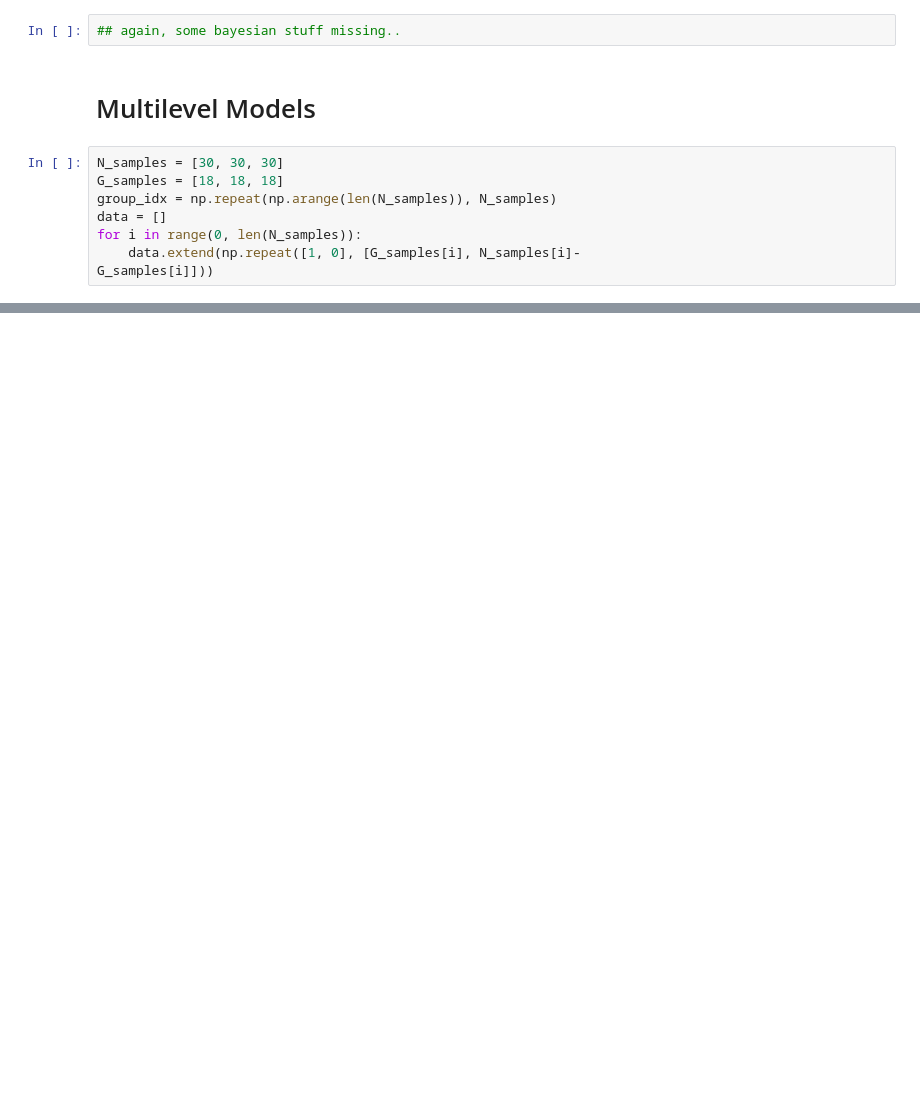
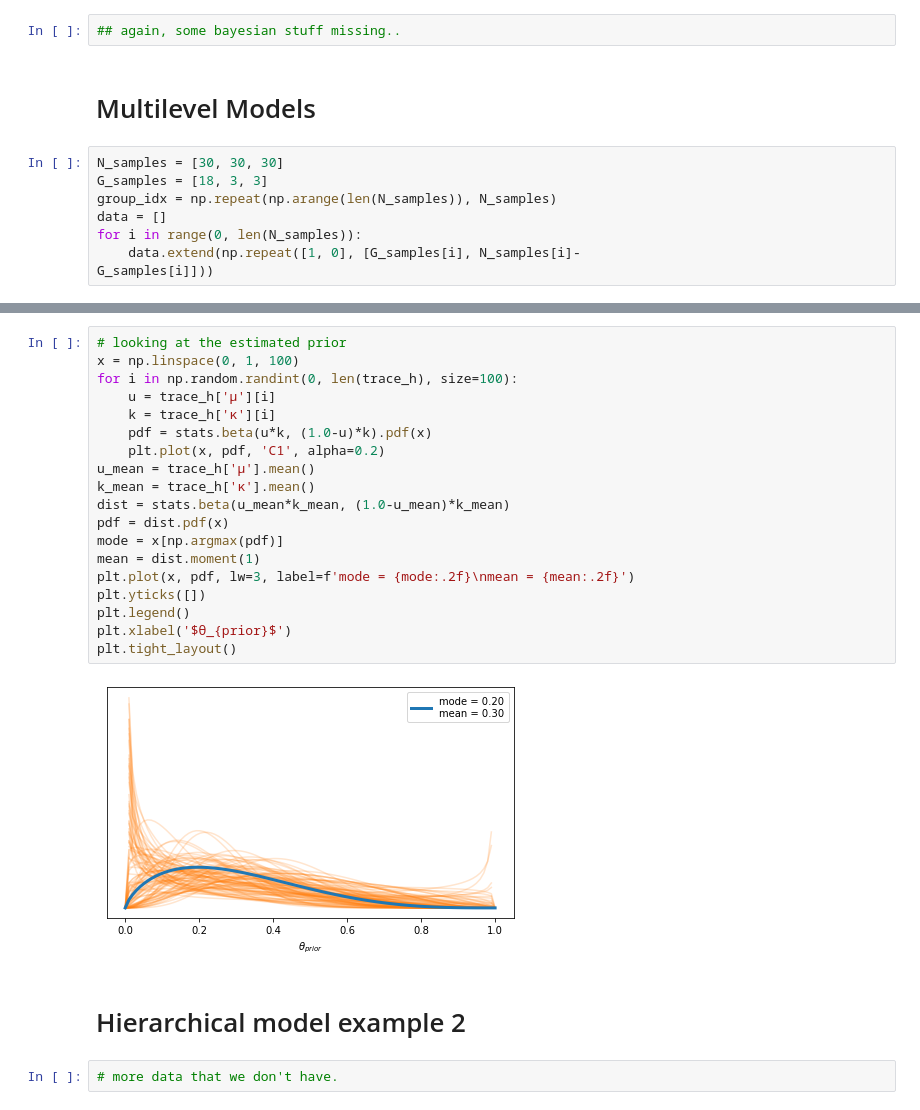
Before and after one commit to BayesianBoys/LegrandNico.github.io, a Jupyter notebook: BayesianBoys/Week3/VMP_CH2.ipynb, the cells around one changed output, grey strips where cells are left out. Drawn from its saved outputs; the diff is of its cells as text; blank space fills up the shorter version.

```diff
--- a/BayesianBoys/Week3/VMP_CH2.ipynb
+++ b/BayesianBoys/Week3/VMP_CH2.ipynb
@@ -119,7 +112,7 @@ plt.xlim(-5, 5)
 # Multilevel Models
 # %%
 N_samples = [30, 30, 30]
-G_samples = [18, 18, 18]
+G_samples = [18, 3, 3]
 group_idx = np.repeat(np.arange(len(N_samples)), N_samples)
 data = []
 for i in range(0, len(N_samples)):
@@ -158,0 +167,25 @@ az.summary(trace_h)
+# %%
+# looking at the estimated prior
+x = np.linspace(0, 1, 100)
+for i in np.random.randint(0, len(trace_h), size=100):
+    u = trace_h['μ'][i]
+    k = trace_h['κ'][i]
+    pdf = stats.beta(u*k, (1.0-u)*k).pdf(x)
+    plt.plot(x, pdf, 'C1', alpha=0.2)
+u_mean = trace_h['μ'].mean()
+k_mean = trace_h['κ'].mean()
+dist = stats.beta(u_mean*k_mean, (1.0-u_mean)*k_mean)
+pdf = dist.pdf(x)
+mode = x[np.argmax(pdf)]
+mean = dist.moment(1)
+plt.plot(x, pdf, lw=3, label=f'mode = {mode:.2f}\nmean = {mean:.2f}')
+plt.yticks([])
+plt.legend()
+plt.xlabel('$θ_{prior}$')
+plt.tight_layout()
+# %% [output]
+[figure, added]
+# %% [markdown]
+# Hierarchical model example 2
+# %%
+# more data that we don't have.
```
Also changed, not shown: parts of 7 cells of this notebook.
